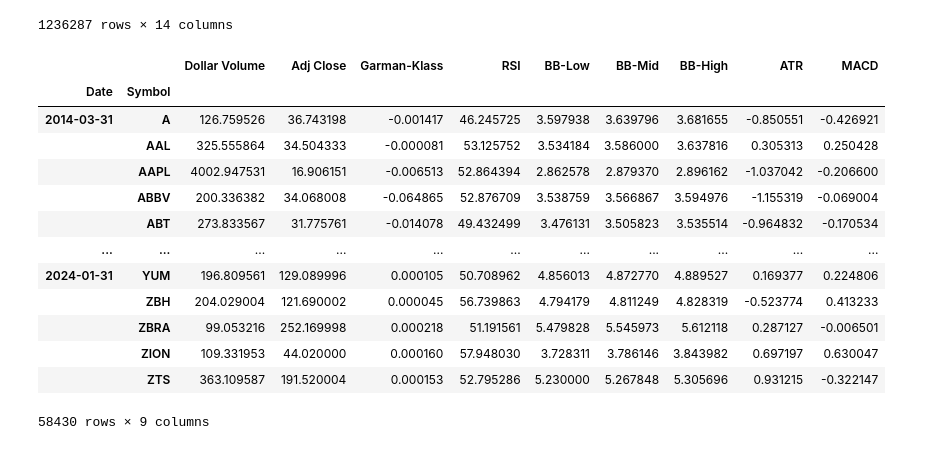
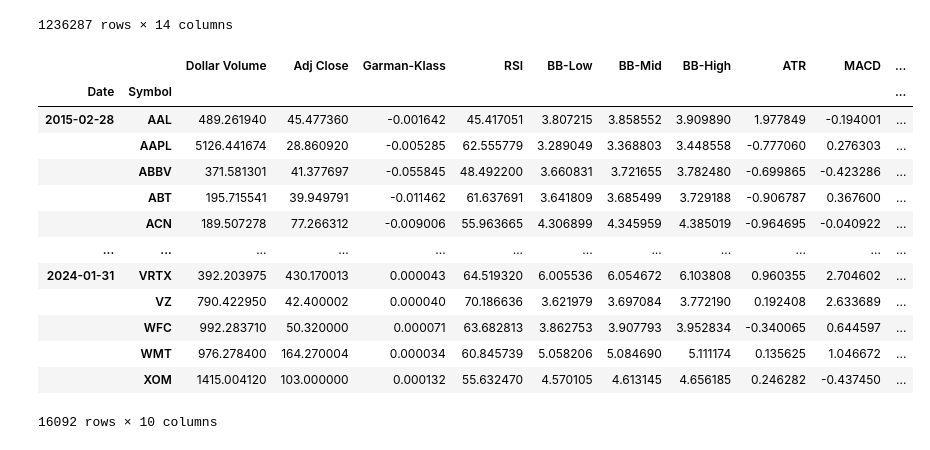
Before and after one commit to wtcrowe4/ml-algo-trading, a Jupyter notebook: quant_strats.ipynb, the cells around one changed output. Saved outputs shown, nothing was run; the diff lists cells and outputs as text; code cells hidden in the pictures.

```diff
--- a/quant_strats.ipynb
+++ b/quant_strats.ipynb
@@ -94,27 +94,35 @@ df
 1236287 rows × 14 columns
 # %%
 # Aggregate to monthly data and filter top 150 most liquid stocks for each month
-
 tech_cols = [c for c in df.columns.unique(0) if c not in ['Dollar Volume', 'Volume', 'Open',
                                                           'High', 'Low', 'Close']]
 
 tech_data = (pd.concat([df.unstack('Symbol')['Dollar Volume'].resample('M').mean().stack('Symbol').to_frame('Dollar Volume'),
                    df.unstack()[tech_cols].resample('M').last().stack('Symbol')],
                   axis=1)).dropna()
 
-tech_data
+# Calculate 5-year rolling average of Dollar Volume
+tech_data['Dollar Volume'] = (tech_data.loc[:, 'Dollar Volume'].unstack('Symbol').rolling(5*12, min_periods=12).mean().stack())
+
+tech_data['DV Rank'] = (tech_data.groupby('Date')['Dollar Volume'].rank(ascending=False))
+
+# Filter top 150 most liquid stocks for each month and put in new dataframe
+#tech_data = tech_data[tech_data['DV Rank']<150].drop(['Dollar Volume', 'DV Rank'], axis=1)
+top_150 = tech_data[tech_data['DV Rank'] < 150]
+
+top_150
 # %% [output]
-|  |  | Dollar Volume | Adj Close | Garman-Klass | RSI | BB-Low | BB-Mid | BB-High | ATR | MACD |
-| Date | Symbol |  |  |  |  |  |  |  |  |  |
-| 2014-03-31 | A | 126.759526 | 36.743198 | -0.001417 | 46.245725 | 3.597938 | 3.639796 | 3.681655 | -0.850551 | -0.426921 |
-|  | AAL | 325.555864 | 34.504333 | -0.000081 | 53.125752 | 3.534184 | 3.586000 | 3.637816 | 0.305313 | 0.250428 |
-|  | AAPL | 4002.947531 | 16.906151 | -0.006513 | 52.864394 | 2.862578 | 2.879370 | 2.896162 | -1.037042 | -0.206600 |
-|  | ABBV | 200.336382 | 34.068008 | -0.064865 | 52.876709 | 3.538759 | 3.566867 | 3.594976 | -1.155319 | -0.069004 |
-|  | ABT | 273.833567 | 31.775761 | -0.014078 | 49.432499 | 3.476131 | 3.505823 | 3.535514 | -0.964832 | -0.170534 |
-| ... | ... | ... | ... | ... | ... | ... | ... | ... | ... | ... |
-| 2024-01-31 | YUM | 196.809561 | 129.089996 | 0.000105 | 50.708962 | 4.856013 | 4.872770 | 4.889527 | 0.169377 | 0.224806 |
-|  | ZBH | 204.029004 | 121.690002 | 0.000045 | 56.739863 | 4.794179 | 4.811249 | 4.828319 | -0.523774 | 0.413233 |
-|  | ZBRA | 99.053216 | 252.169998 | 0.000218 | 51.191561 | 5.479828 | 5.545973 | 5.612118 | 0.287127 | -0.006501 |
-|  | ZION | 109.331953 | 44.020000 | 0.000160 | 57.948030 | 3.728311 | 3.786146 | 3.843982 | 0.697197 | 0.630047 |
-|  | ZTS | 363.109587 | 191.520004 | 0.000153 | 52.795286 | 5.230000 | 5.267848 | 5.305696 | 0.931215 | -0.322147 |
+|  |  | Dollar Volume | Adj Close | Garman-Klass | RSI | BB-Low | BB-Mid | BB-High | ATR | MACD | ... |
+| Date | Symbol |  |  |  |  |  |  |  |  |  | ... |
+| 2015-02-28 | AAL | 489.261940 | 45.477360 | -0.001642 | 45.417051 | 3.807215 | 3.858552 | 3.909890 | 1.977849 | -0.194001 | ... |
+|  | AAPL | 5126.441674 | 28.860920 | -0.005285 | 62.555779 | 3.289049 | 3.368803 | 3.448558 | -0.777060 | 0.276303 | ... |
+|  | ABBV | 371.581301 | 41.377697 | -0.055845 | 48.492200 | 3.660831 | 3.721655 | 3.782480 | -0.699865 | -0.423286 | ... |
+|  | ABT | 195.715541 | 39.949791 | -0.011462 | 61.637691 | 3.641809 | 3.685499 | 3.729188 | -0.906787 | 0.367600 | ... |
+|  | ACN | 189.507278 | 77.266312 | -0.009006 | 55.963665 | 4.306899 | 4.345959 | 4.385019 | -0.964695 | -0.040922 | ... |
+| ... | ... | ... | ... | ... | ... | ... | ... | ... | ... | ... | ... |
+| 2024-01-31 | VRTX | 392.203975 | 430.170013 | 0.000043 | 64.519320 | 6.005536 | 6.054672 | 6.103808 | 0.960355 | 2.704602 | ... |
+|  | VZ | 790.422950 | 42.400002 | 0.000040 | 70.186636 | 3.621979 | 3.697084 | 3.772190 | 0.192408 | 2.633689 | ... |
+|  | WFC | 992.283710 | 50.320000 | 0.000071 | 63.682813 | 3.862753 | 3.907793 | 3.952834 | -0.340065 | 0.644597 | ... |
+|  | WMT | 976.278400 | 164.270004 | 0.000034 | 60.845739 | 5.058206 | 5.084690 | 5.111174 | 0.135625 | 1.046672 | ... |
+|  | XOM | 1415.004120 | 103.000000 | 0.000132 | 55.632470 | 4.570105 | 4.613145 | 4.656185 | 0.246282 | -0.437450 | ... |
-58430 rows × 9 columns
+16092 rows × 10 columns
```
Also changed, not shown: parts of 1 cell of this notebook.
